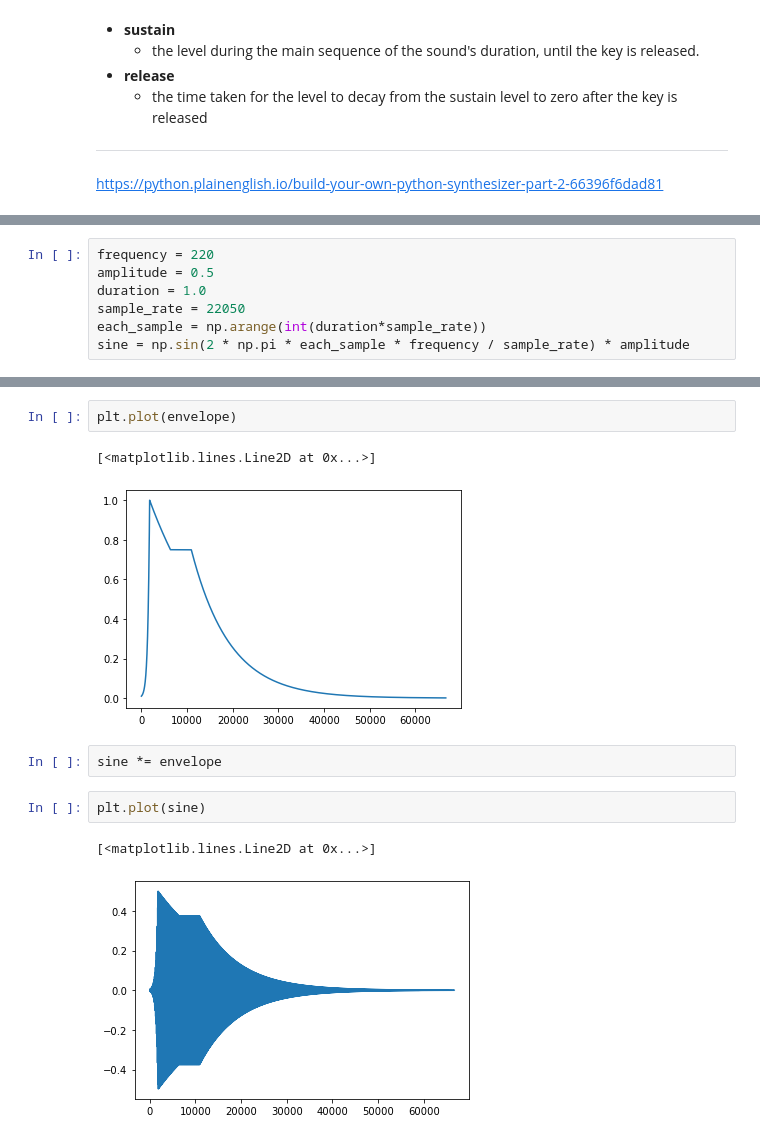
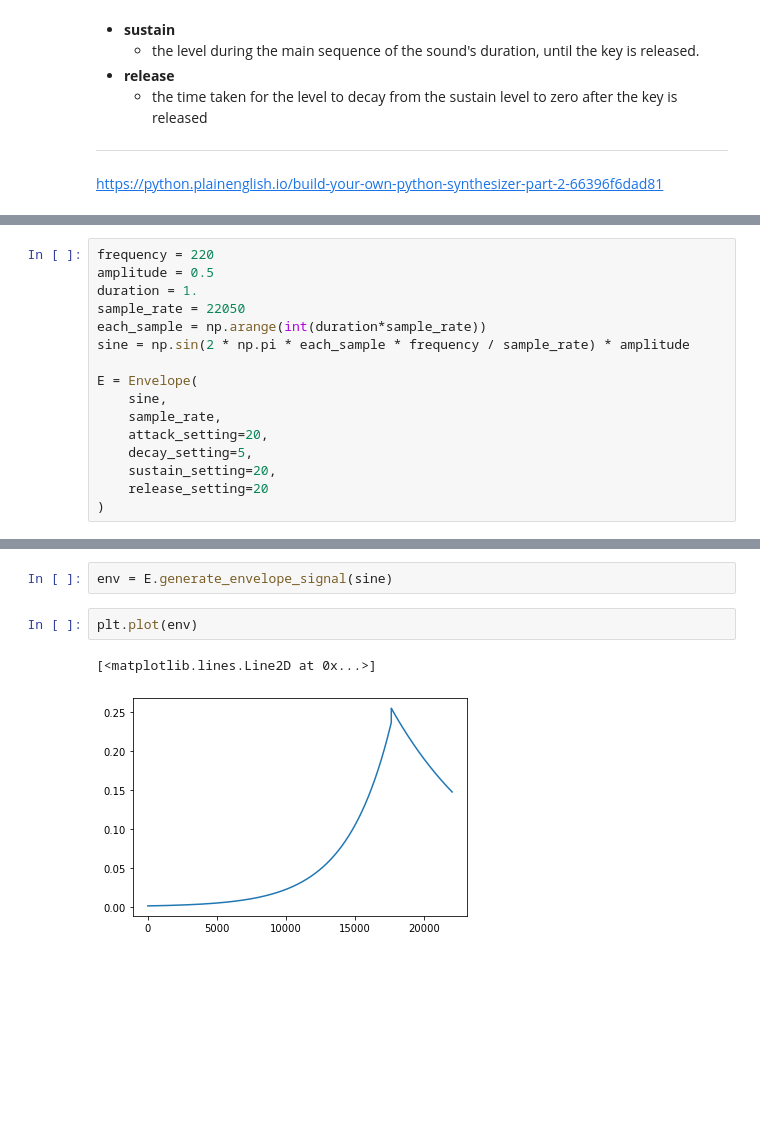
Before and after one commit to aufdemarbeitsmarkt/trope, a Jupyter notebook: trope/envelope.ipynb, the cells around one changed output, grey strips where cells are left out. Cells and saved outputs as stored; diff of their text form; blank space fills up the shorter version.

```diff
--- a/trope/envelope.ipynb
+++ b/trope/envelope.ipynb
@@ -25,7 +30,16 @@ https://python.plainenglish.io/build-your-own-python-synthesizer-part-2-66396f6d
 # %%
 frequency = 220
 amplitude = 0.5
-duration = 1.0
+duration = 1.
 sample_rate = 22050
 each_sample = np.arange(int(duration*sample_rate))
 sine = np.sin(2 * np.pi * each_sample * frequency / sample_rate) * amplitude
+
+E = Envelope(
+    sine,
+    sample_rate,
+    attack_setting=20,
+    decay_setting=5,
+    sustain_setting=20,
+    release_setting=20
+)
@@ -75,12 +63,7 @@ envelope.size
+# %%
+env = E.generate_envelope_signal(sine)
 # %%
-plt.plot(envelope)
+plt.plot(env)
 # %% [output]
 [<matplotlib.lines.Line2D at 0x...>]
-[figure, old version]
+[figure, new version]
-# %%
-sine *= envelope
-# %%
-plt.plot(sine)
-# %% [output]
-[<matplotlib.lines.Line2D at 0x...>]
-[figure, removed]
```
Also changed, not shown: parts of 11 cells of this notebook, 1 other file.
